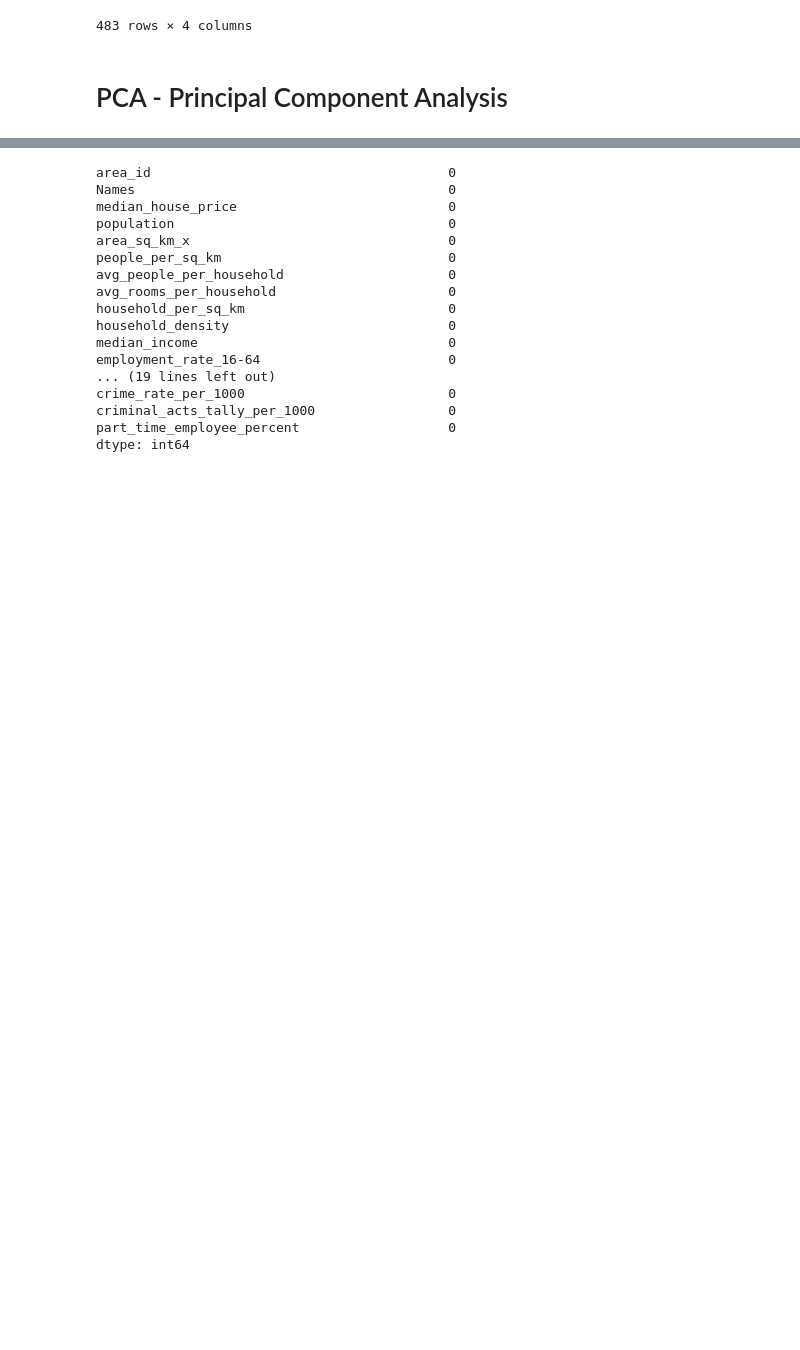
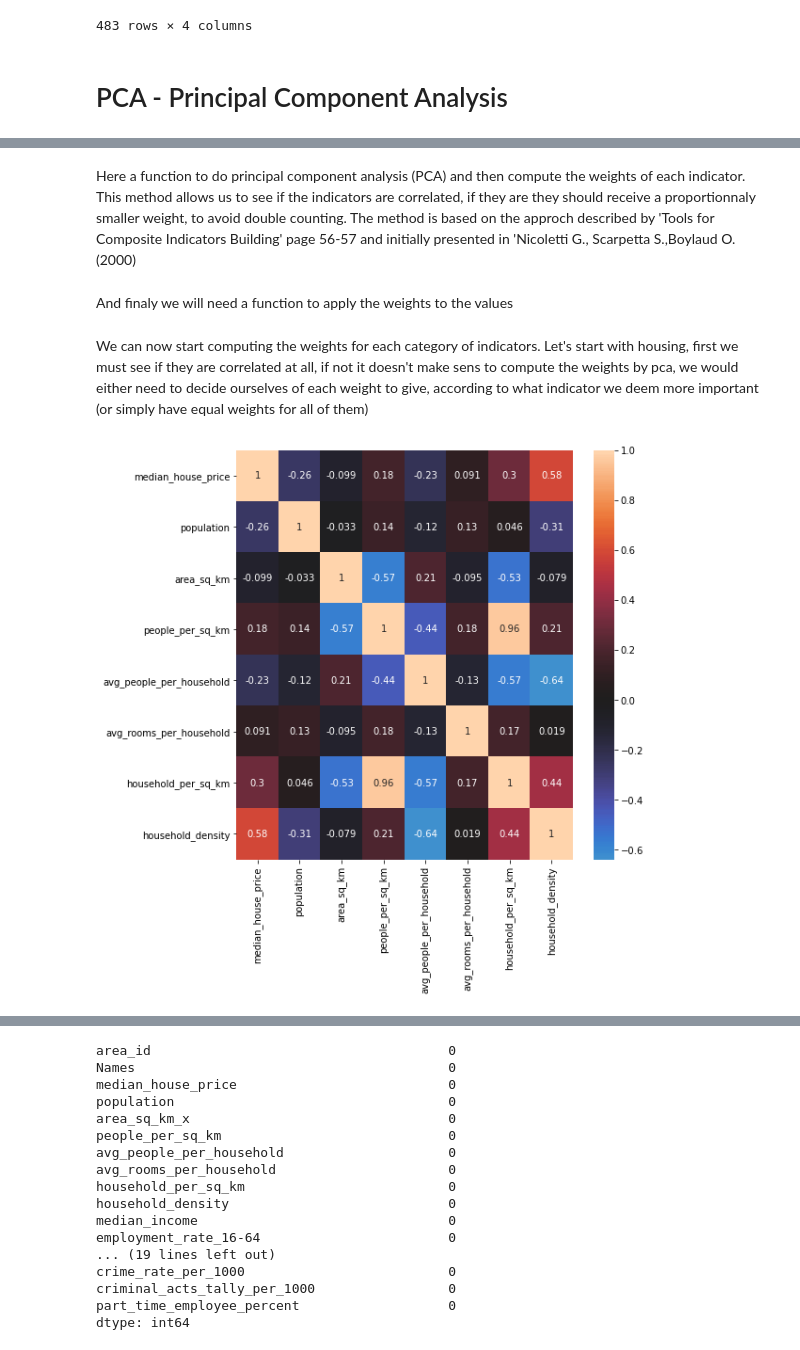
Before and after one commit to epfl-ada/ada-2020-project-milestone-p3-p3_datasurferz, a Jupyter notebook: p4.ipynb, the cells around one changed output, grey strips where cells are left out. Saved outputs shown, nothing was run; the diff lists cells and outputs as text; code cells hidden in the pictures; blank space fills up the shorter version.

Commit message:
start of analysis

```diff
--- a/p4.ipynb
+++ b/p4.ipynb
@@ -544,0 +549,10 @@ from sklearn.decomposition import PCA
+# %%
+def correlations_heatmap(df) :
+    X = df.loc[:, df.columns != 'area_id']
+    if 'Names' in X.columns:
+        X = X.loc[:, X.columns != 'Names']
+    n = X.shape[1]
+
+    fig, ax = plt.subplots(figsize=(n,n))
+    sns.heatmap(X.corr(), annot=True, ax=ax, center = 0)
+    plt.show()
@@ -544,0 +587,3 @@ from sklearn.decomposition import PCA
+# %% [markdown]
+Here a function to do principal component analysis (PCA) and then compute the weights of each indicator. This method allows us to see if the indicators are correlated, if they are they should receive a proportionnaly smaller weight, to avoid double counting.
+The method is based on the approch described by 'Tools for Composite Indicators Building' page 56-57 and initially presented in 'Nicoletti G., Scarpetta S.,Boylaud O. (2000)
@@ -544,0 +633,2 @@ from sklearn.decomposition import PCA
+# %% [markdown]
+And finaly we will need a function to apply the weights to the values
@@ -544,0 +643,6 @@ from sklearn.decomposition import PCA
+# %% [markdown]
+We can now start computing the weights for each category of indicators. Let's start with housing, first we must see if they are correlated at all, if not it doesn't make sens to compute the weights by pca, we would either need to decide ourselves of each weight to give, according to what indicator we deem more important (or simply have equal weights for all of them)
+# %%
+correlations_heatmap(housing)
+# %% [output]
+[figure, added]
```
Also changed, not shown: parts of 18 cells of this notebook, 1 other file.
